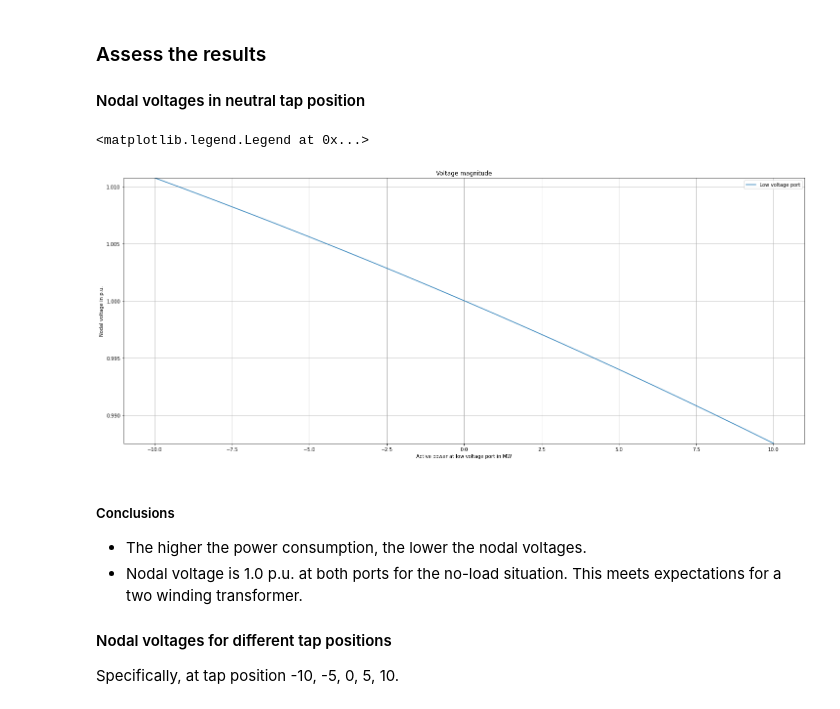
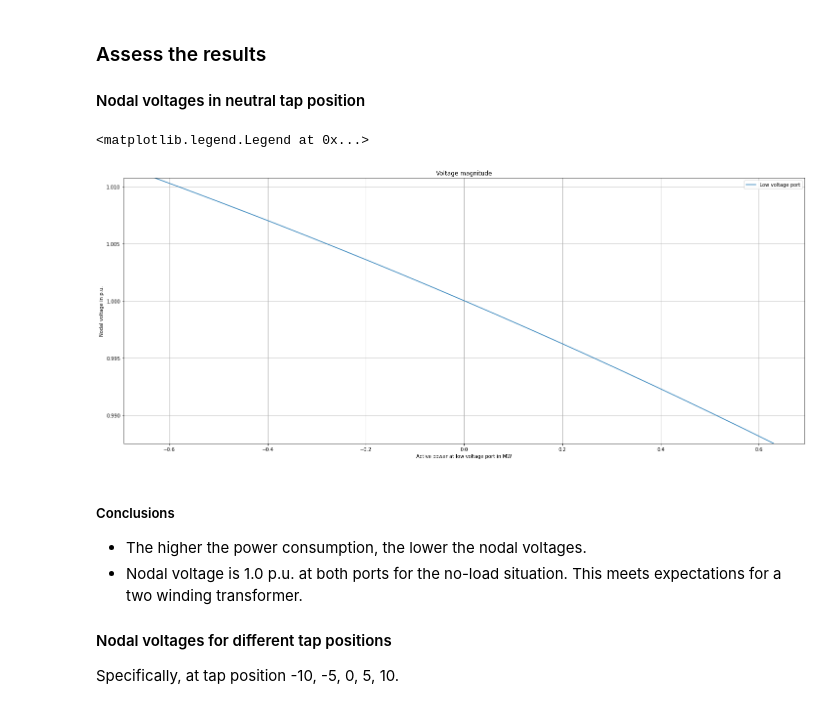
Before and after one commit to ckittl/transformerCalculationValidation, a Jupyter notebook: validation/simona/two_winding/TapHv.ipynb, the cells around one changed output. Drawn from its saved outputs; the diff is of its cells as text; code cells hidden in the pictures.

```diff
--- a/validation/simona/two_winding/TapHv.ipynb
+++ b/validation/simona/two_winding/TapHv.ipynb
@@ -104,35 +104,35 @@ Pre-calculated results are available. Load them.
 # --- Extract all information from results ---
 p_lv_mw = []  # Power at low voltage node
 p_hv_mw = {str(tap_pos): [] for tap_pos in tap_range}  # Active power at high voltage node
 q_hv_mvar = {str(tap_pos): [] for tap_pos in tap_range}  # Reactive power at high voltage node
 v_lv_pu = {str(tap_pos): [] for tap_pos in tap_range}  # Voltage magnitude at low voltage node
 for result in results:
     tap_pos = result['tap_pos']
     idx = str(tap_pos)
 
     # Only register the input values in one tap position
     if tap_pos == 0:
         p_lv_mw.append(result['p_lv'])
 
     # Register nodal voltages and resulting joint power for all tap positions
     v_lv_pu[idx].append(result['result'].v_lv_pu)
     p_hv_mw[idx].append(result['result'].p_hv_kw / 1000)
     q_hv_mvar[idx].append(result['result'].q_hv_kvar / 1000)
 
 v_min = {key: min(voltages) for key, voltages in v_lv_pu.items()}
 v_max = {key: max(voltages) for key, voltages in v_lv_pu.items()}
 
 fig_neutral_tap_v, ax_neutral_tap_v = plt.subplots(figsize=(25, 10))
 ax_neutral_tap_v.set_title('Voltage magnitude')
 ax_neutral_tap_v.set_xlabel('Active power at low voltage port in MW')
 ax_neutral_tap_v.set_ylabel('Nodal voltage in p.u.')
 ax_neutral_tap_v.set_ylim(v_min['0'], v_max['0'])
 ax_neutral_tap_v.grid()
-ax_neutral_tap_v.plot(np.array(tap_range), np.array(v_lv_pu['0']), label='Low voltage port')
+ax_neutral_tap_v.plot(np.array(p_lv_mw), np.array(v_lv_pu['0']), label='Low voltage port')
 ax_neutral_tap_v.legend()
 # %% [output]
 <matplotlib.legend.Legend at 0x...>
-[figure, old version]
+[figure, new version]
 # %% [markdown]
 ##### Conclusions
 -   The higher the power consumption, the lower the nodal voltages.
```
Also changed, not shown: parts of 1 cell of this notebook, 1 other file.
